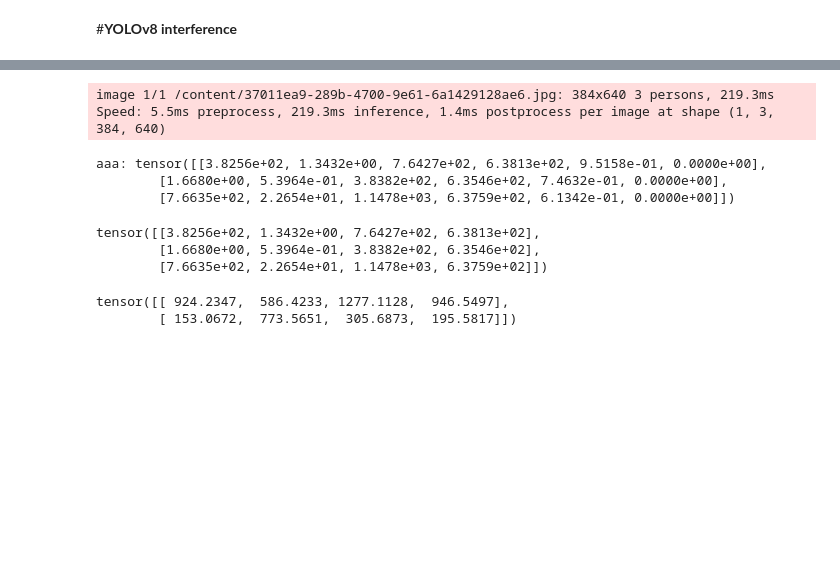
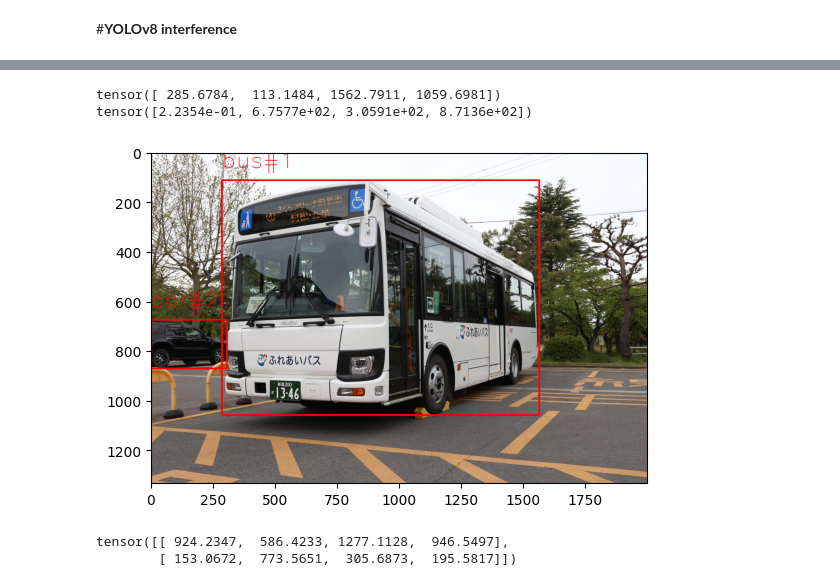
Before and after one commit to ykitaguchi77/GO_AI_project, a Jupyter notebook: YOLOv8_to_EfficientNetV2.ipynb, the cells around one changed output, grey strips where cells are left out. Drawn from its saved outputs; the diff is of its cells as text; code cells hidden in the pictures; blank space fills up the shorter version.

```diff
--- a/YOLOv8_to_EfficientNetV2.ipynb
+++ b/YOLOv8_to_EfficientNetV2.ipynb
@@ -197,31 +214,0 @@ img_path = ["/content/b043001820221113221721.jpg", "37011ea9-289b-4700-9e61-6a14
-# %%
-from ultralytics import YOLO
-
-# Load a model
-model = YOLO('yolov8n.pt')  # pretrained YOLOv8n model
-image_path = ["https://www.city.gosen.lg.jp/material/images/group/5/chugatasu.JPG"]
-
-# Run batched inference on a list of images
-#results = model(['im1.jpg', 'im2.jpg'], stream=True)  # return a generator of Results objects
-results = model(img_path[1], stream=True)  # return a generator of Results objects
-
-
-# Process results generator
-for result in results:
-    boxes = result.boxes  # Boxes object for bbox outputs
-    masks = result.masks  # Masks object for segmentation masks outputs
-    keypoints = result.keypoints  # Keypoints object for pose outputs
-    probs = result.probs  # Class probabilities for classification outputs
-    print(f"aaa: {boxes.data}")
-# %% [output]
-image 1/1 /content/37011ea9-289b-4700-9e61-6a1429128ae6.jpg: 384x640 3 persons, 219.3ms
-Speed: 5.5ms preprocess, 219.3ms inference, 1.4ms postprocess per image at shape (1, 3, 384, 640)
-aaa: tensor([[3.8256e+02, 1.3432e+00, 7.6427e+02, 6.3813e+02, 9.5158e-01, 0.0000e+00],
-        [1.6680e+00, 5.3964e-01, 3.8382e+02, 6.3546e+02, 7.4632e-01, 0.0000e+00],
-        [7.6635e+02, 2.2654e+01, 1.1478e+03, 6.3759e+02, 6.1342e-01, 0.0000e+00]])
-# %%
-boxes.xyxy
-# %% [output]
-tensor([[3.8256e+02, 1.3432e+00, 7.6427e+02, 6.3813e+02],
-        [1.6680e+00, 5.3964e-01, 3.8382e+02, 6.3546e+02],
-        [7.6635e+02, 2.2654e+01, 1.1478e+03, 6.3759e+02]])
@@ -228,3 +266,50 @@ tensor([[3.8256e+02, 1.3432e+00, 7.6427e+02, 6.3813e+02],
+# %%
+import cv2
+import numpy as np
+import matplotlib.pyplot as plt
+
+
+# Open the image file
+img_cv2 = cv2.imread(results[0].path)
+
+# Set the font scale and thickness
+font_scale = 3
+font_thickness = 2
+
+# Loop through each bounding box
+i=1
+for bbox, cls in zip(coordinate_bbox, classes):
+    print(bbox)
+
+    x1, y1, x2, y2 = map(int, bbox)
+    color=(0,0,255) # red
+    # Draw the bounding box
+    cv2.rectangle(img_cv2, (x1, y1), (x2, y2), color, 5)
+    cls_text = classes_map.get(int(cls))
+    # Put the class label text
+    cv2.putText(img_cv2, cls_text+"#"+str(i), (x1, y1 - 50), cv2.FONT_HERSHEY_SIMPLEX, font_scale, color, font_thickness)
+    i += 1
+
+# Save the image
+cv2.imwrite('/Users/hinomaruc/Desktop/blog/dataset/yolov8/runs/mypredict/sample_bbox.png', img_cv2)
+
+
+#plt.imshow(cv2.cvtColor(img_cv2, cv2.COLOR_BGR2RGB))
+# Convert the color from BGR to RGB
+img_rgb = cv2.cvtColor(img_cv2, cv2.COLOR_BGR2RGB)
+
+# Use matplotlib to display the image
+plt.imshow(img_rgb)
+
+# Show the axes
+plt.axis('on')
+
+# Show the image
+plt.show()
+# %% [output]
+tensor([ 285.6784,  113.1484, 1562.7911, 1059.6981])
+tensor([2.2354e-01, 6.7577e+02, 3.0591e+02, 8.7136e+02])
+[figure, added]
 # %%
 boxes.xywh
 # %% [output]
```
Also changed, not shown: parts of 4 cells of this notebook.
